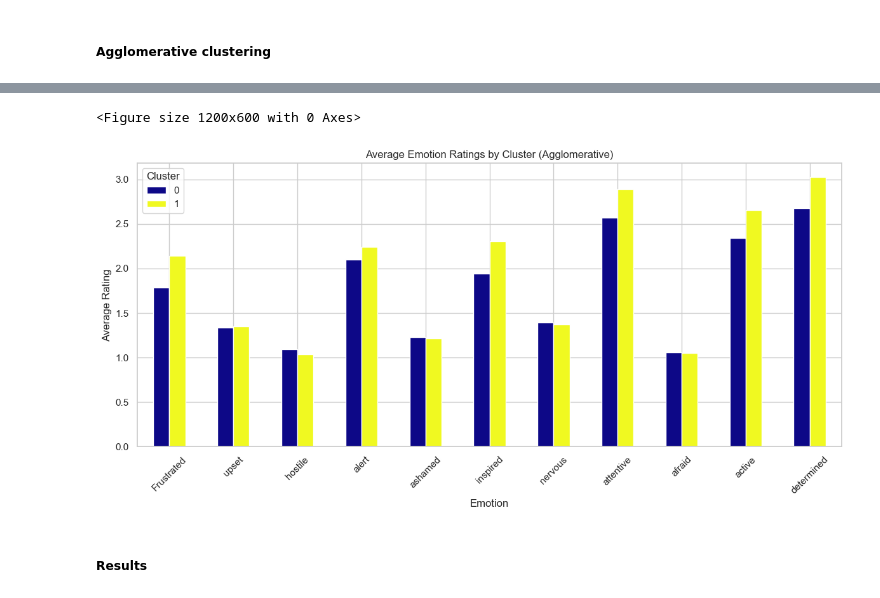
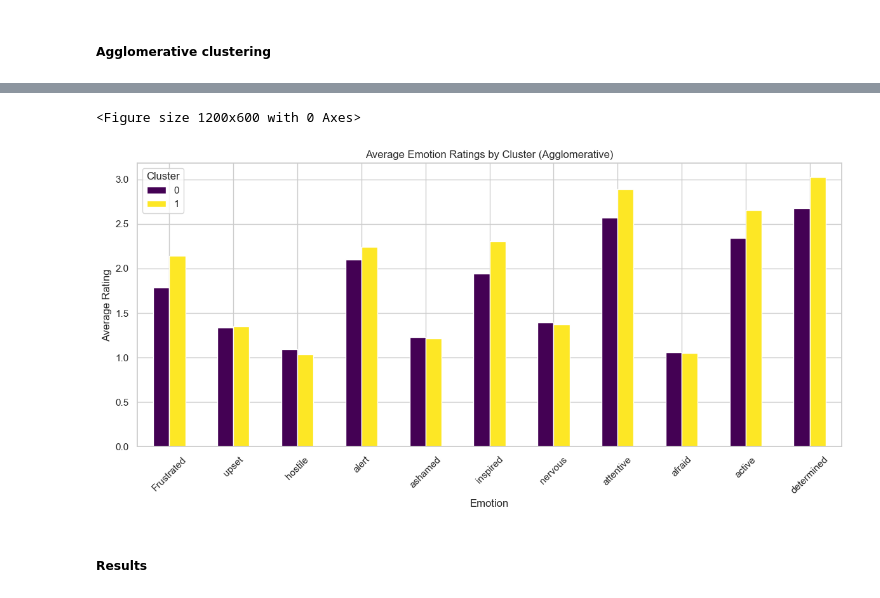
Before and after one commit to albert-moller/CompDataAnalysisCase2, a Jupyter notebook: cluster_analysis_exploration.ipynb, the cells around one changed output, grey strips where cells are left out. Cells and saved outputs as stored; diff of their text form; code cells hidden in the pictures.

```diff
--- a/cluster_analysis_exploration.ipynb
+++ b/cluster_analysis_exploration.ipynb
@@ -358,20 +360,20 @@ Optimal number of clusters (Agglomerative): 2
 # %%
 emotion_data_agglo = df[emotion_cols].copy()
 emotion_data_agglo['Cluster'] = agglo_labels
 emotion_means_agglo = emotion_data_agglo.groupby('Cluster').mean().T
 
 plt.figure(figsize=(12, 6))
-emotion_means_agglo.plot(kind='bar', figsize=(12, 6), colormap='plasma')
+emotion_means_agglo.plot(kind='bar', figsize=(12, 6), colormap='viridis')
 plt.title("Average Emotion Ratings by Cluster (Agglomerative)")
 plt.ylabel("Average Rating")
 plt.xlabel("Emotion")
 plt.xticks(rotation=45)
 plt.legend(title="Cluster")
 plt.grid(True)
 plt.tight_layout()
 plt.show()
 # %% [output]
 <Figure size 1200x600 with 0 Axes>
-[figure, old version]
+[figure, new version]
 # %% [markdown]
 ##### Results
```
Also changed, not shown: parts of 6 cells of this notebook.
